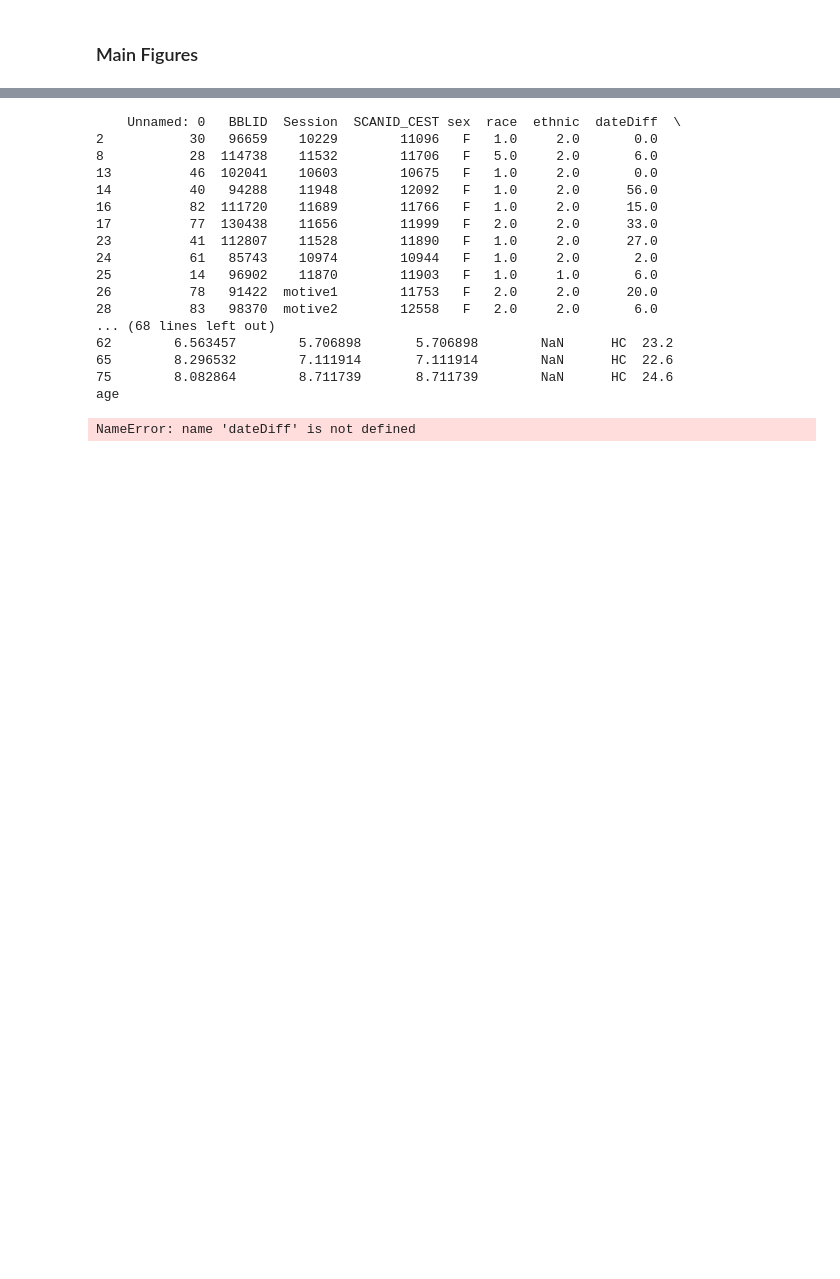
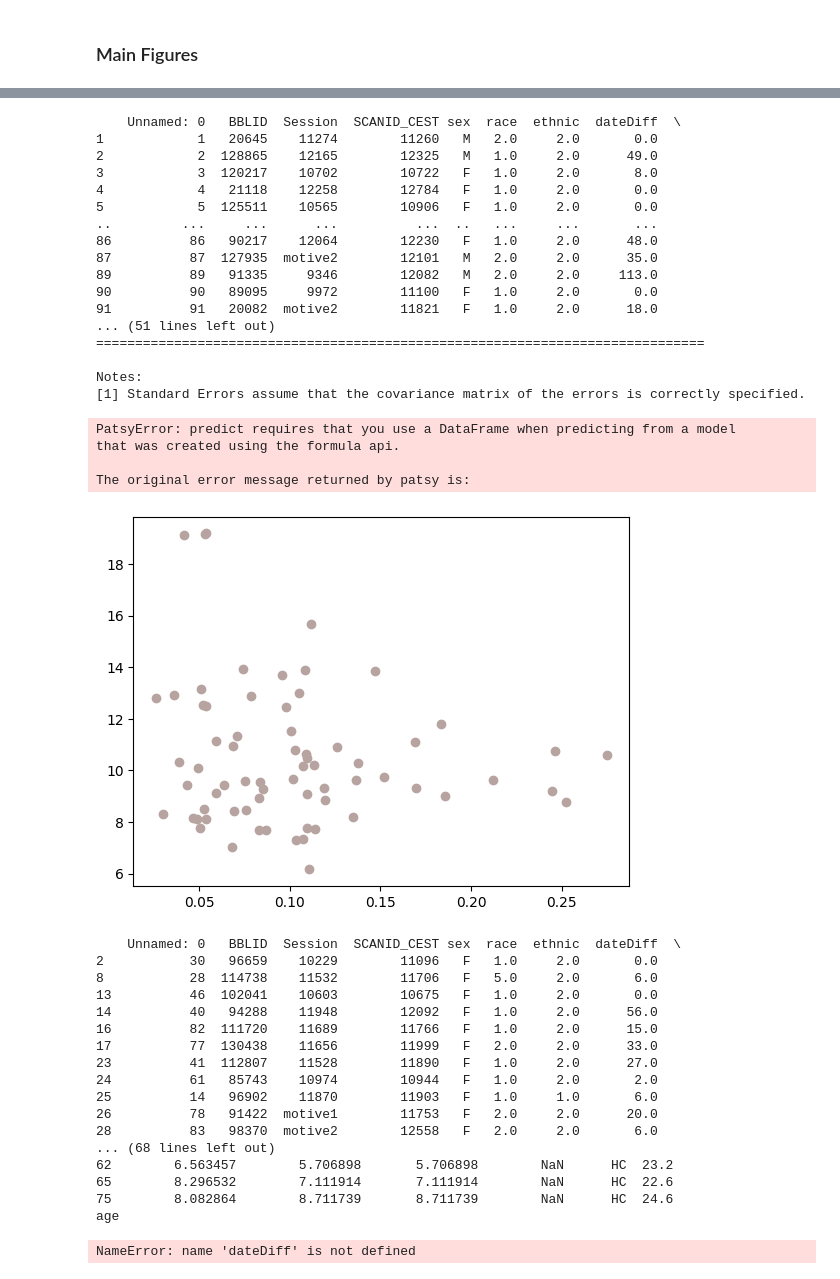
Before and after one commit to pecsok/glucest-rsfmri, a Jupyter notebook: motor_glu_pipeline/motor_figures_SOBP.ipynb, the cells around one changed output, grey strips where cells are left out. Drawn from its saved outputs; the diff is of its cells as text; code cells hidden in the pictures; blank space fills up the shorter version.

```diff
--- a/motor_glu_pipeline/motor_figures_SOBP.ipynb
+++ b/motor_glu_pipeline/motor_figures_SOBP.ipynb
@@ -366,3 +361,55 @@ Notes:
+# %%
+print(grp_df)
+networks = ["Vis", "SomMot"]
+for network in networks:
+    cestcol = "avgCEST_" + network
+    all_fc = network + "_all"
+    #graph_df = grp_df.dropna(subset=[network, cestcol, 'hstatus'])
+    #graph_df = graph_df[graph_df['hstatus']== hstatus]
+    graph_df= grp_df
+    #print(graph_df)
+    formula = f'{cestcol} ~ {all_fc} + {covariate_age}'
+    model = smf.ols(formula=formula, data=grp_df).fit()
+    print('CEST-FC Association in all')
+    print(model.summary())
+
+    fig, ax = plt.subplots()
+    ax.scatter(graph_df[all_fc], graph_df[cestcol], label='Actual Data')
+    # Generate x values for the line
+    x_line = pd.DataFrame({network: np.linspace(graph_df[all_fc].min(), graph_df[all_fc].max(), 100),
+                           covariate_age: np.mean(graph_df[covariate_age])})  # Use mean value for the network variable
+    # Predictions for the regression line
+    y_line = model.predict(x_line)
+    # Plot the regression line
+    ax.plot(x_line[all_fc], y_line, color='red', label='Regression Line')
+    ax.set_xlabel(all_fc)
+    ax.set_ylabel(cestcol)
+    ax.set_title('Multiple Linear Regression Plot for ' + network + ' & ' + cestcol)
+    ax.legend()
+    plt.show()
+# %% [output]
+    Unnamed: 0   BBLID  Session  SCANID_CEST sex  race  ethnic  dateDiff  \
+1            1   20645    11274        11260   M   2.0     2.0       0.0
+2            2  128865    12165        12325   M   1.0     2.0      49.0
+3            3  120217    10702        10722   F   1.0     2.0       8.0
+4            4   21118    12258        12784   F   1.0     2.0       0.0
+5            5  125511    10565        10906   F   1.0     2.0       0.0
+..         ...     ...      ...          ...  ..   ...     ...       ...
+86          86   90217    12064        12230   F   1.0     2.0      48.0
+87          87  127935  motive2        12101   M   2.0     2.0      35.0
+89          89   91335     9346        12082   M   2.0     2.0     113.0
+90          90   89095     9972        11100   F   1.0     2.0       0.0
+91          91   20082  motive2        11821   F   1.0     2.0      18.0
+... (51 lines left out)
+==============================================================================
+
+Notes:
+[1] Standard Errors assume that the covariance matrix of the errors is correctly specified.
+PatsyError: predict requires that you use a DataFrame when predicting from a model
+that was created using the formula api.
+
+The original error message returned by patsy is:
+[figure, added]
 # %%
 
 for network in networks:
```
Also changed, not shown: parts of 7 cells of this notebook, 21 other files.
